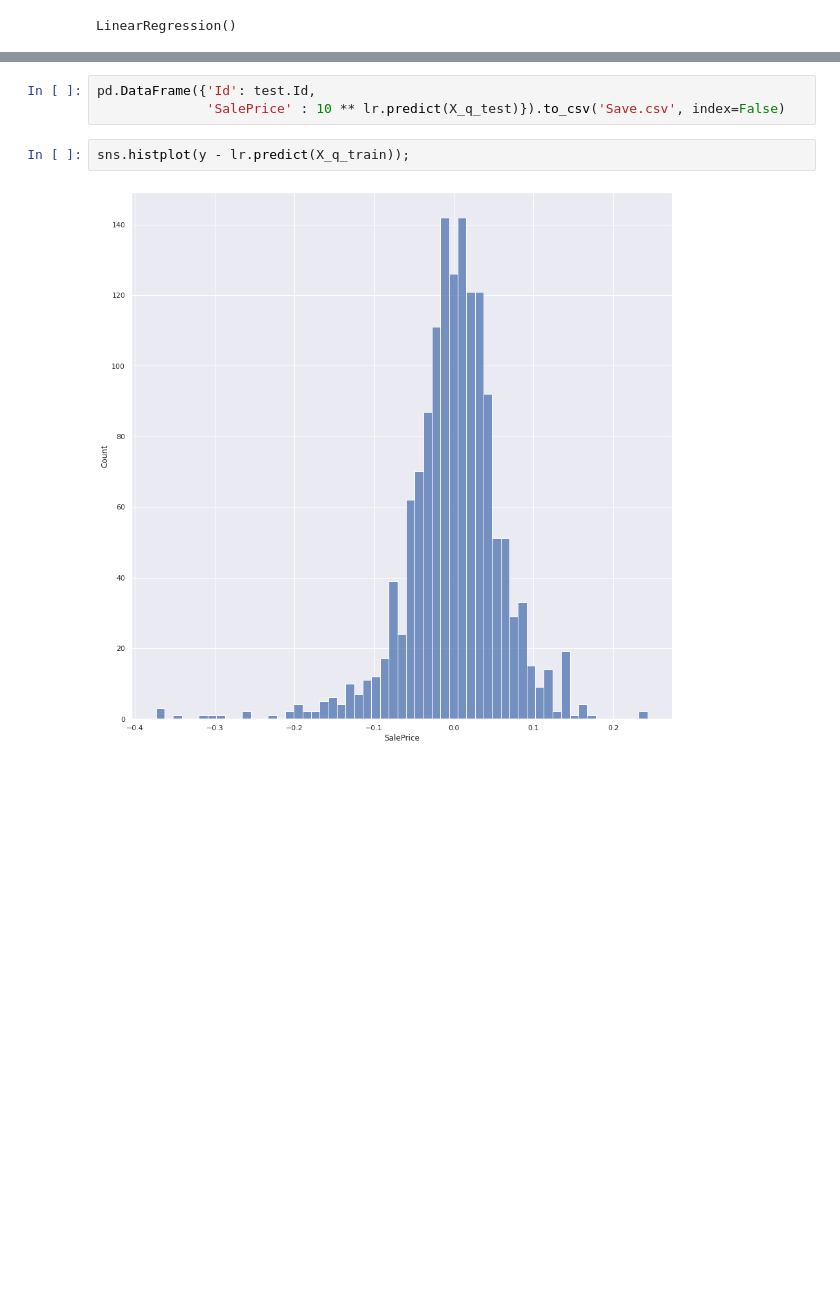
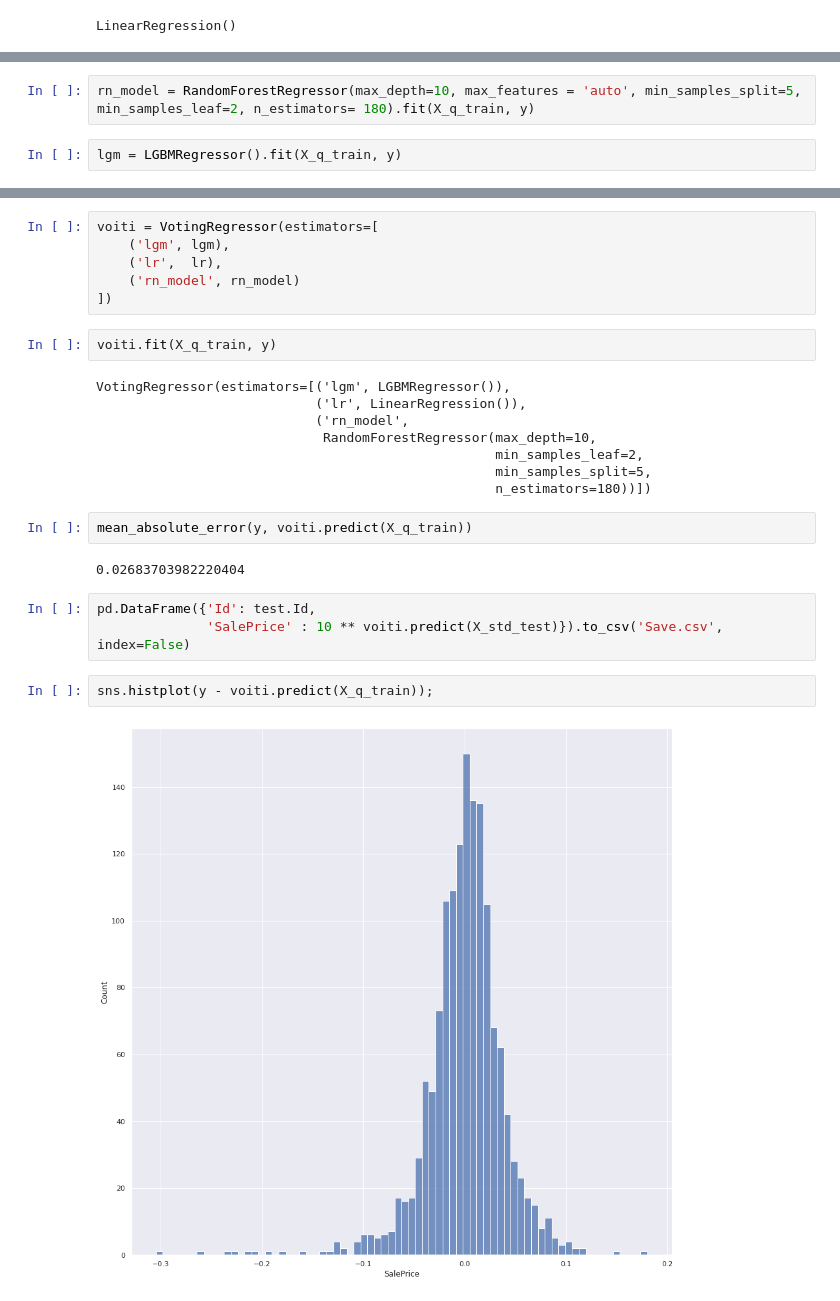
Before and after one commit to as1mple/labs_ds_courses, a Jupyter notebook: Predict_house_price.ipynb, the cells around one changed output, grey strips where cells are left out. Drawn from its saved outputs; the diff is of its cells as text; blank space fills up the shorter version.

```diff
--- a/Predict_house_price.ipynb
+++ b/Predict_house_price.ipynb
@@ -141,0 +187,4 @@ np.sqrt(mean_squared_error(y, lr.predict(X_q_train)))
+# %%
+rn_model = RandomForestRegressor(max_depth=10, max_features = 'auto', min_samples_split=5, min_samples_leaf=2, n_estimators= 180).fit(X_q_train, y)
+# %%
+lgm = LGBMRegressor().fit(X_q_train, y)
@@ -142,7 +193,27 @@ np.sqrt(mean_squared_error(y, lr.predict(X_q_train)))
+# %%
+voiti = VotingRegressor(estimators=[
+    ('lgm', lgm),
+    ('lr',  lr),
+    ('rn_model', rn_model)
+])
+# %%
+voiti.fit(X_q_train, y)
+# %% [output]
+VotingRegressor(estimators=[('lgm', LGBMRegressor()),
+                            ('lr', LinearRegression()),
+                            ('rn_model',
+                             RandomForestRegressor(max_depth=10,
+                                                   min_samples_leaf=2,
+                                                   min_samples_split=5,
+                                                   n_estimators=180))])
+# %%
+mean_absolute_error(y, voiti.predict(X_q_train))
+# %% [output]
+0.02683703982220404
 # %%
 pd.DataFrame({'Id': test.Id,
-              'SalePrice' : 10 ** lr.predict(X_q_test)}).to_csv('Save.csv', index=False)
+              'SalePrice' : 10 ** voiti.predict(X_std_test)}).to_csv('Save.csv', index=False)
 # %%
-sns.histplot(y - lr.predict(X_q_train));
+sns.histplot(y - voiti.predict(X_q_train));
 # %% [output]
-[figure, old version]
+[figure, new version]
```
Also changed, not shown: parts of 13 cells of this notebook.
